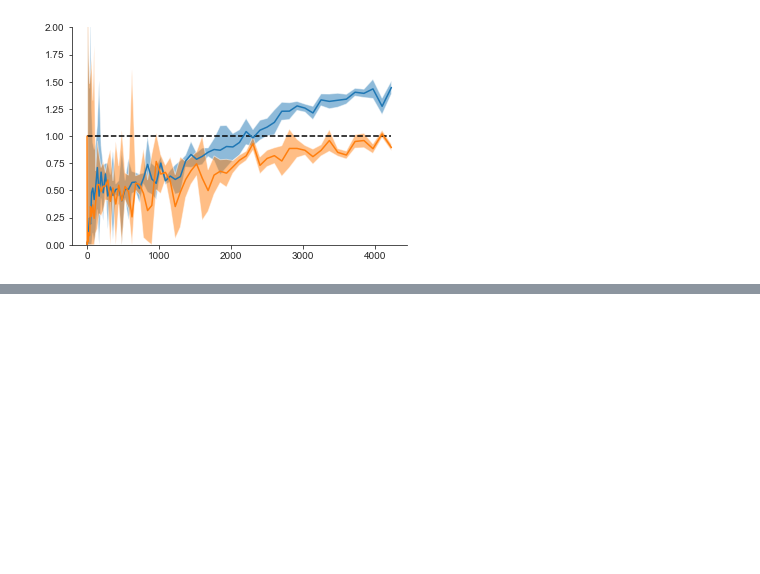
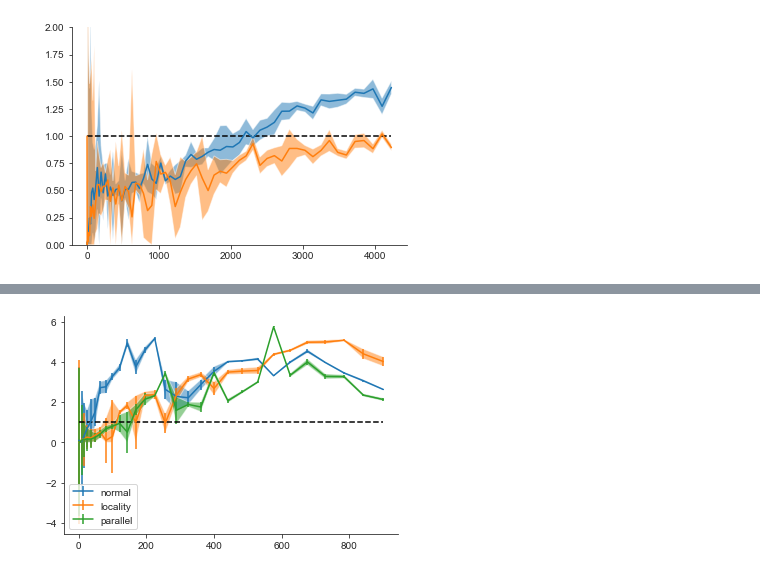
Before and after one commit to JakobSchauser/MLandData, a Jupyter notebook: HPPS/Exam/dataprocessing.ipynb, the cells around one changed output, grey strips where cells are left out. Saved outputs shown, nothing was run; the diff lists cells and outputs as text; code cells hidden in the pictures; blank space fills up the shorter version.

```diff
--- a/HPPS/Exam/dataprocessing.ipynb
+++ b/HPPS/Exam/dataprocessing.ipynb
@@ -6,6 +6,11 @@ from mpl_toolkits.axes_grid1.inset_locator import inset_axes, mark_inset
 
 import seaborn as sns
 sns.set_style("ticks")
+
+
+def fillpretty(x,y,yerr,ax):
+    ax.fill_between(x,np.maximum(0,y-yerr),y+yerr,alpha=0.5)
+prop = lambda a, astd, b, bstd: np.sqrt((astd/a)**2+(bstd/b)**2)
 # %% [markdown]
 Find best T
 # %%
@@ -167,0 +247,25 @@ sns.despine()
+# %%
+matmul_speedups = [avg_normal/avg_parallel,avg_transpose/avg_transpose_parallel,avg_locality/avg_locality_parallel]
+
+
+matmul_speedups_stds = [prop(avg_normal,std_normal,avg_parallel,std_parallel),
+                       prop(avg_transpose,std_transpose,avg_transpose_parallel,std_transpose_parallel),
+                       prop(avg_locality,std_locality,avg_locality_parallel,std_locality_parallel)]
+
+speedup_blocked = avg_times_blocked/avg_times_blocked_parallel
+
+speedup_normal_std = np.sqrt((std_times_normal/avg_times_normal)**2+(std_times_parallel/avg_times_parallel)**2)
+speedup_blocked_std = np.sqrt((std_times_blocked/avg_times_blocked)**2+(std_times_blocked_parallel/avg_times_blocked_parallel)**2)
+
+
+fig, ax = plt.subplots()
+
+for speed, std, name in zip(matmul_speedups,matmul_speedups_stds,matmul_names):
+    fillpretty(sizes,speed,std,ax)
+    plt.errorbar(sizes,speed,yerr=std,label=name)
+
+ax.hlines(1,min(sizes),max(sizes),ls='--',color ="black")
+plt.legend()
+sns.despine()
+# %% [output]
+[figure, added]
```
Also changed, not shown: parts of 5 cells of this notebook, 3 other files.
